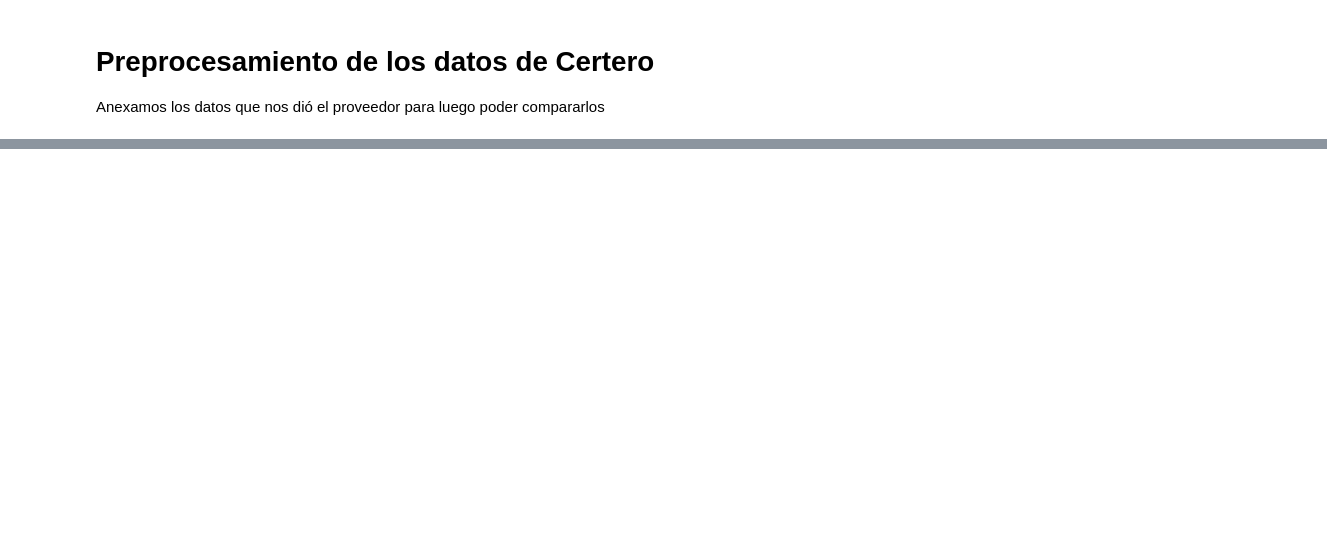
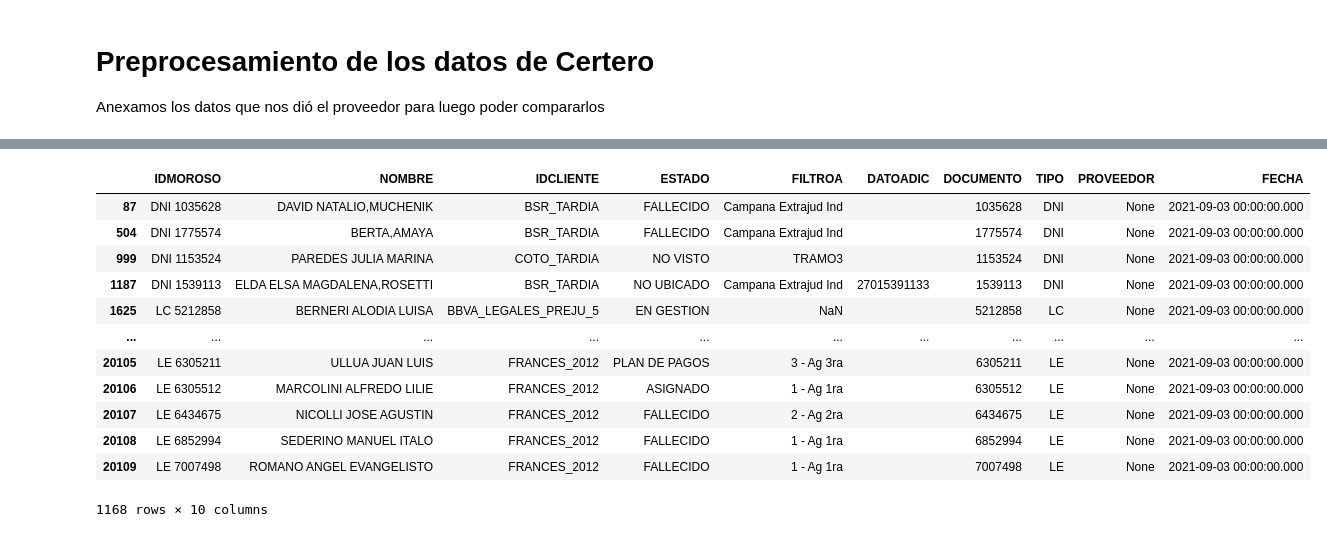
Before and after one commit to DatosMOPC/enriquecimiento-de-datos, a Jupyter notebook: Certero/Análisis de datos.ipynb, the cells around one changed output, grey strips where cells are left out. Drawn from its saved outputs; the diff is of its cells as text; code cells hidden in the pictures; blank space fills up the shorter version.

```diff
--- a/Certero/Análisis de datos.ipynb
+++ b/Certero/Análisis de datos.ipynb
@@ -281,0 +21,5 @@ TypeError: unhashable type: 'Series'
+# %%
+de = pd.read_csv('Datos_Enriquecimiento/Datos_Enriquecimiento_2021-08-25.csv')
+de['PROVEEDOR'] = None
+de['FECHA'] = '2021-09-03 00:00:00.000'
+de.head()
@@ -281,0 +33,21 @@ TypeError: unhashable type: 'Series'
+# %%
+dea = de.drop(0)
+dea["DOCUMENTO"]=dea["DOCUMENTO"].str.replace("LC","")
+dea["DOCUMENTO"]=dea["DOCUMENTO"].str.replace("LE","")
+dea = dea.dropna(subset=["DOCUMENTO"])
+dea["DOCUMENTO"] = dea["DOCUMENTO"].astype(int)
+dea[dea["DOCUMENTO"]<8000000]
+# %% [output]
+|  | IDMOROSO | NOMBRE | IDCLIENTE | ESTADO | FILTROA | DATOADIC | DOCUMENTO | TIPO | PROVEEDOR | FECHA |
+| 87 | DNI 1035628 | DAVID NATALIO,MUCHENIK | BSR_TARDIA | FALLECIDO | Campana Extrajud Ind |  | 1035628 | DNI | None | 2021-09-03 00:00:00.000 |
+| 504 | DNI 1775574 | BERTA,AMAYA | BSR_TARDIA | FALLECIDO | Campana Extrajud Ind |  | 1775574 | DNI | None | 2021-09-03 00:00:00.000 |
+| 999 | DNI 1153524 | PAREDES JULIA MARINA | COTO_TARDIA | NO VISTO | TRAMO3 |  | 1153524 | DNI | None | 2021-09-03 00:00:00.000 |
+| 1187 | DNI 1539113 | ELDA ELSA MAGDALENA,ROSETTI | BSR_TARDIA | NO UBICADO | Campana Extrajud Ind | 27015391133 | 1539113 | DNI | None | 2021-09-03 00:00:00.000 |
+| 1625 | LC 5212858 | BERNERI ALODIA LUISA | BBVA_LEGALES_PREJU_5 | EN GESTION | NaN |  | 5212858 | LC | None | 2021-09-03 00:00:00.000 |
+| ... | ... | ... | ... | ... | ... | ... | ... | ... | ... | ... |
+| 20105 | LE 6305211 | ULLUA JUAN LUIS | FRANCES_2012 | PLAN DE PAGOS | 3 - Ag 3ra |  | 6305211 | LE | None | 2021-09-03 00:00:00.000 |
+| 20106 | LE 6305512 | MARCOLINI ALFREDO LILIE | FRANCES_2012 | ASIGNADO | 1 - Ag 1ra |  | 6305512 | LE | None | 2021-09-03 00:00:00.000 |
+| 20107 | LE 6434675 | NICOLLI JOSE AGUSTIN | FRANCES_2012 | FALLECIDO | 2 - Ag 2ra |  | 6434675 | LE | None | 2021-09-03 00:00:00.000 |
+| 20108 | LE 6852994 | SEDERINO MANUEL ITALO | FRANCES_2012 | FALLECIDO | 1 - Ag 1ra |  | 6852994 | LE | None | 2021-09-03 00:00:00.000 |
+| 20109 | LE 7007498 | ROMANO ANGEL EVANGELISTO | FRANCES_2012 | FALLECIDO | 1 - Ag 1ra |  | 7007498 | LE | None | 2021-09-03 00:00:00.000 |
+1168 rows × 10 columns
```
Also changed, not shown: parts of 67 cells of this notebook, 40 other files.
